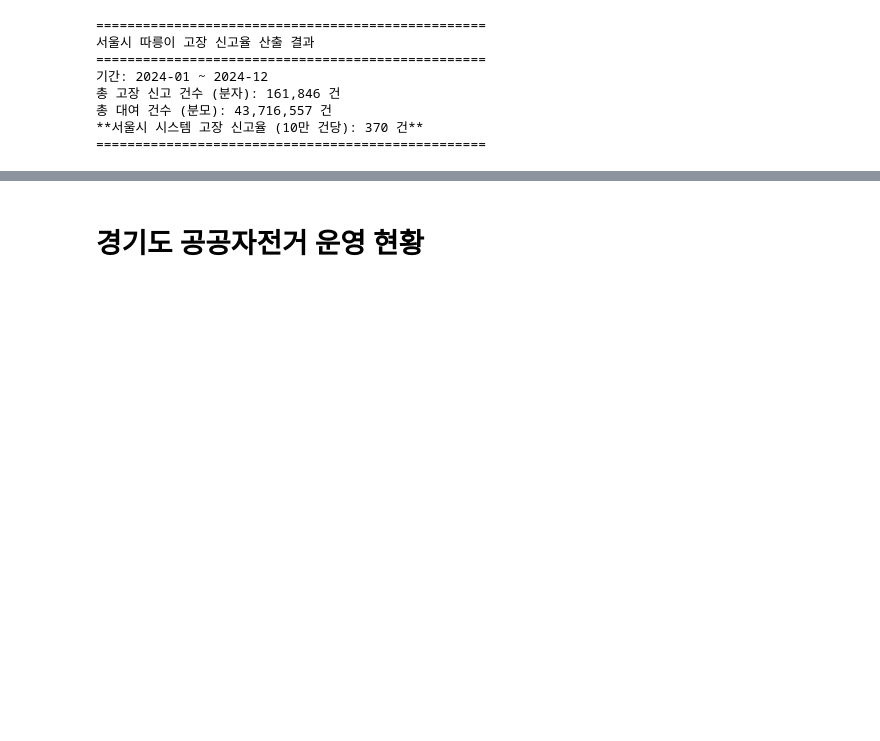
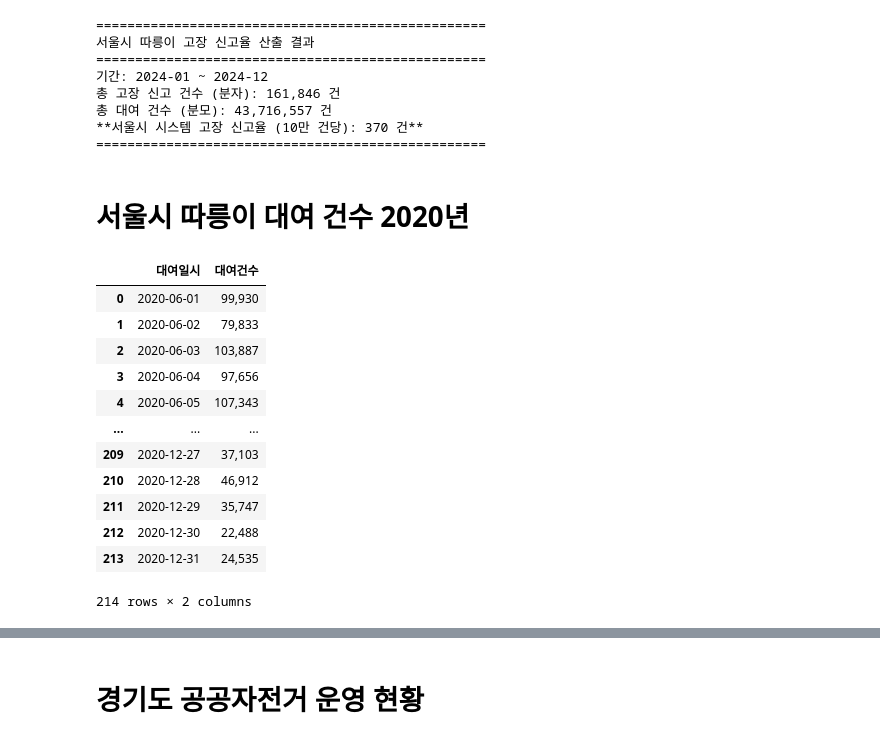
Before and after one commit to mj-camille-kim/Why-public-bicycles-failed, a Jupyter notebook: operate.ipynb, the cells around one changed output, grey strips where cells are left out. Saved outputs shown, nothing was run; the diff lists cells and outputs as text; code cells hidden in the pictures; blank space fills up the shorter version.

Commit message:
251020_최은진 정책 운영요인 추가
+ 2020, 2024년 자전거 대여 건수 추가
+ data 추가

```diff
--- a/operate.ipynb
+++ b/operate.ipynb
@@ -266,3 +266,32 @@ print("="*50)
 총 대여 건수 (분모): 43,716,557 건
 **서울시 시스템 고장 신고율 (10만 건당): 370 건**
 ==================================================
+# %% [markdown]
+# 서울시 따릉이 대여 건수 2020년
+# %%
+file_path_2020 = 'data/서울특별시 공공자전거 일별 대여건수_2020.06.01~2020.12.31.csv'
+
+# 데이터 로드
+df_seoul_rental_daily = pd.read_csv(file_path_2020, encoding='cp949')
+
+# '대여일시' 컬럼이 2020년인 데이터만 추출
+df_seoul_rental_daily['대여일시'] = df_seoul_rental_daily['대여일시'].astype(str)
+df_seoul_2020 = df_seoul_rental_daily[df_seoul_rental_daily['대여일시'].str.startswith('2020')].copy()
+
+df_seoul_2020 = df_seoul_2020[['대여일시', '대여건수']]
+
+df_seoul_2020
+# %% [output]
+|  | 대여일시 | 대여건수 |
+| 0 | 2020-06-01 | 99,930 |
+| 1 | 2020-06-02 | 79,833 |
+| 2 | 2020-06-03 | 103,887 |
+| 3 | 2020-06-04 | 97,656 |
+| 4 | 2020-06-05 | 107,343 |
+| ... | ... | ... |
+| 209 | 2020-12-27 | 37,103 |
+| 210 | 2020-12-28 | 46,912 |
+| 211 | 2020-12-29 | 35,747 |
+| 212 | 2020-12-30 | 22,488 |
+| 213 | 2020-12-31 | 24,535 |
+214 rows × 2 columns
```
Also changed, not shown: parts of 8 cells of this notebook, 2 other files.
